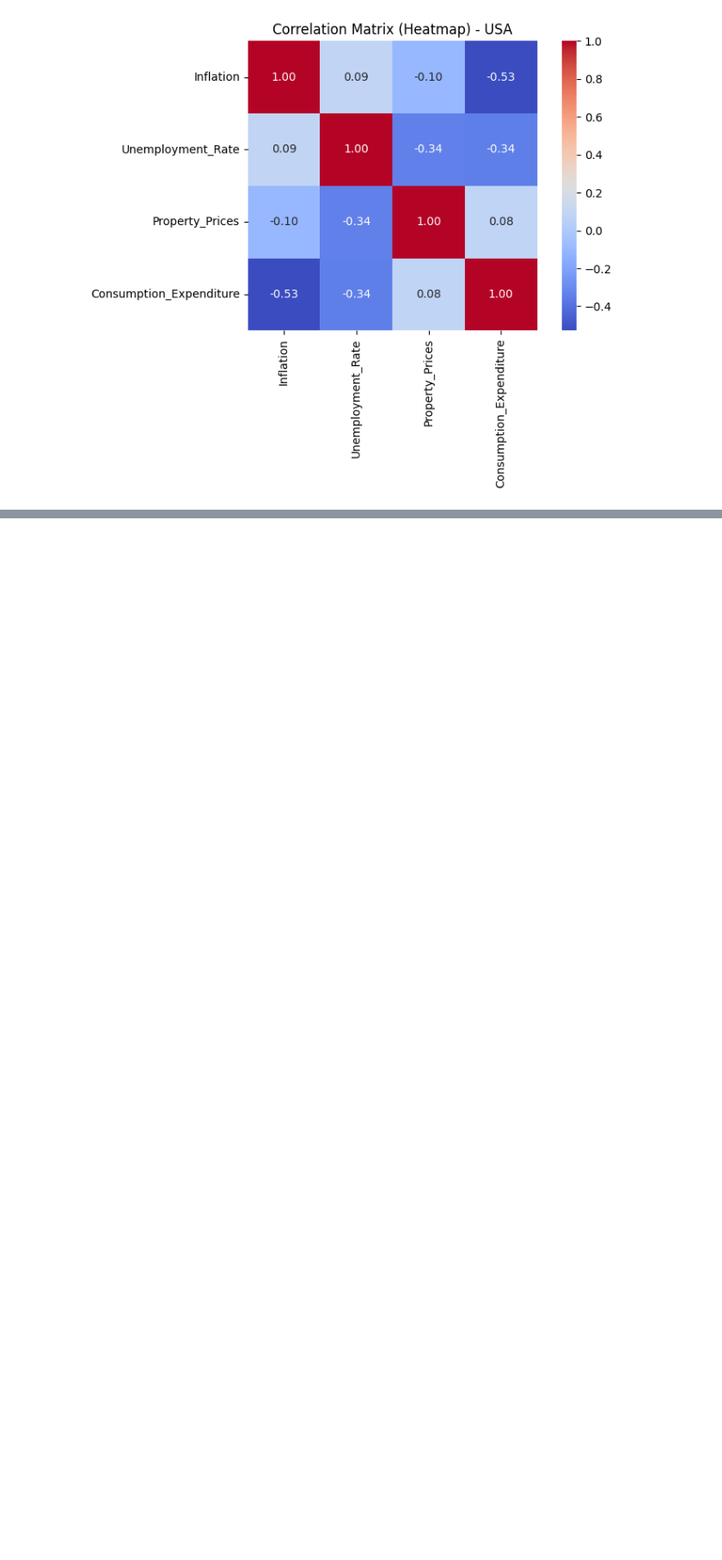
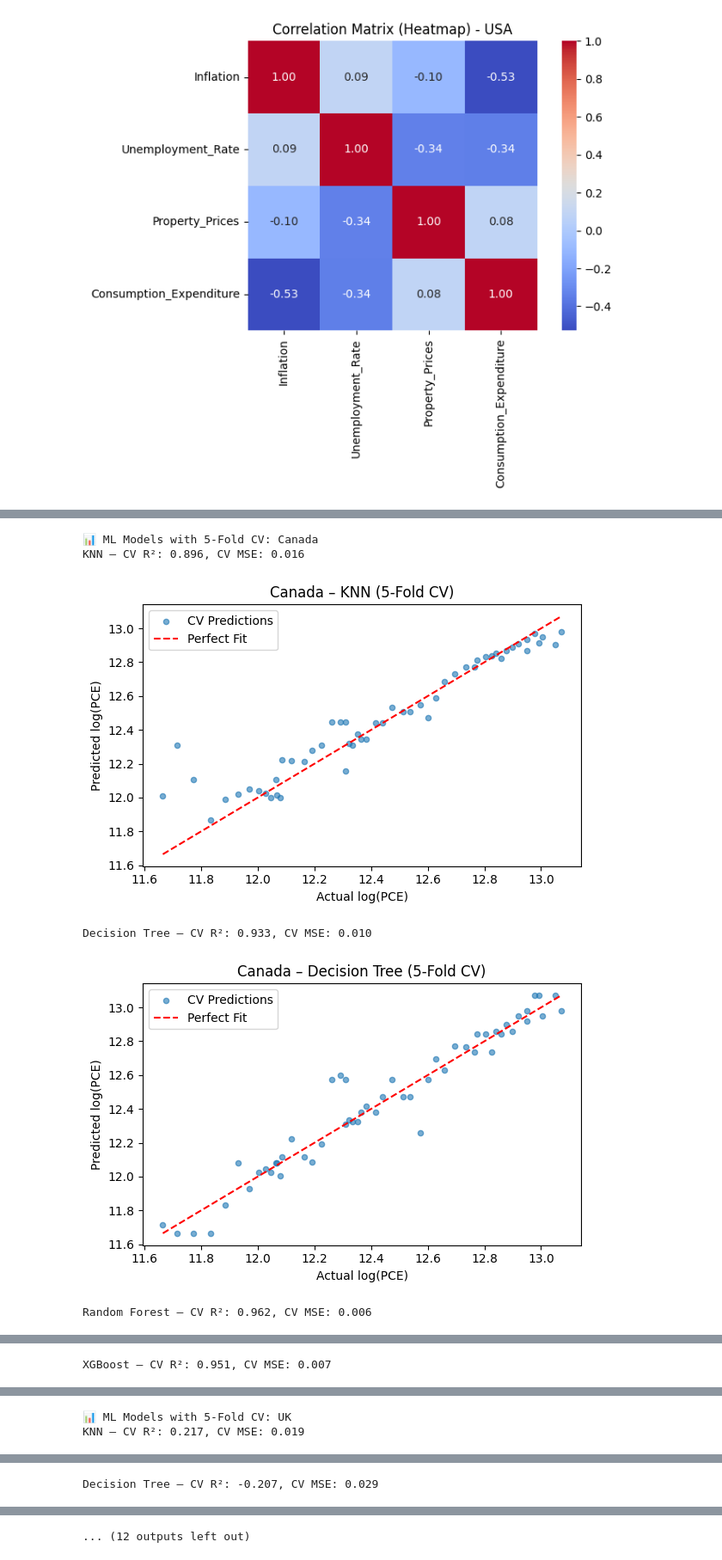
Before and after one commit to kayaihsan/Economic-Factors-and-Their-Impact-on-Personal-Consumption-Expenditure, a Jupyter notebook: code.ipynb, the cells around one changed output, grey strips where cells are left out. Shown at 86% size. Drawn from its saved outputs; the diff is of its cells as text; code cells hidden in the pictures; blank space fills up the shorter version.

```diff
--- a/code.ipynb
+++ b/code.ipynb
@@ -442,0 +545,60 @@ Hypothesis Testing Results: UK
+# %%
+# K-Fold ayarları
+kf = KFold(n_splits=5, shuffle=True, random_state=42)
+
+for country, df_orig in merged_datasets.items():
+    print(f"\n📊 ML Models with 5-Fold CV: {country}")
+
+    # --- Veri hazırlık (log dönüşümleri + NaN atma) ---
+    df = df_orig.copy()
+    df = df[(df['Property_Prices'] > 0) & (df['Consumption_Expenditure'] > 0)]
+    df['Log_Property_Prices'] = np.log(df['Property_Prices'])
+    df['Log_PCE']             = np.log(df['Consumption_Expenditure'])
+    df = df.dropna(subset=['Inflation','Unemployment_Rate','Log_Property_Prices','Log_PCE'])
+
+    X = df[['Inflation', 'Unemployment_Rate', 'Log_Property_Prices']]
+    y = df['Log_PCE']
+
+    # Modelleri tanımla (XGBoost eklendi)
+    models = {
+        "KNN": make_pipeline(
+            StandardScaler(),
+            KNeighborsRegressor(n_neighbors=5)
+        ),
+        "Decision Tree": DecisionTreeRegressor(random_state=42),
+        "Random Forest": RandomForestRegressor(n_estimators=100, random_state=42),
+        "XGBoost": XGBRegressor(
+            n_estimators=100,
+            learning_rate=0.1,
+            random_state=42,
+            verbosity=0
+        )
+    }
+
+    # Her model için CV tahminini al, metrikleri hesapla ve scatter çiz
+    for name, model in models.items():
+        y_pred_cv = cross_val_predict(model, X, y, cv=kf)
+
+        # R² ve MSE (tüm veri üzerinden, CV tahminleriyle)
+        r2  = r2_score(y, y_pred_cv)
+        mse = mean_squared_error(y, y_pred_cv)
+        print(f"{name} – CV R²: {r2:.3f}, CV MSE: {mse:.3f}")
+
+        # Scatter (nokta sayısı = tüm veri)
+        plt.figure(figsize=(6,4))
+        plt.scatter(y, y_pred_cv, alpha=0.6, s=20, label='CV Predictions')
+        mn, mx = y.min(), y.max()
+        plt.plot([mn, mx], [mn, mx], 'r--', label='Perfect Fit')
+        plt.xlabel("Actual log(PCE)")
+        plt.ylabel("Predicted log(PCE)")
+        plt.title(f"{country} – {name} (5-Fold CV)")
+        plt.legend()
+        plt.tight_layout()
+        plt.show()
+# %% [output]
+📊 ML Models with 5-Fold CV: Canada
+KNN – CV R²: 0.896, CV MSE: 0.016
+[figure, added]
+Decision Tree – CV R²: 0.933, CV MSE: 0.010
+[figure, added]
+Random Forest – CV R²: 0.962, CV MSE: 0.006
@@ -442,0 +606 @@ Hypothesis Testing Results: UK
+XGBoost – CV R²: 0.951, CV MSE: 0.007
@@ -442,0 +608,2 @@ Hypothesis Testing Results: UK
+📊 ML Models with 5-Fold CV: UK
+KNN – CV R²: 0.217, CV MSE: 0.019
@@ -442,0 +611 @@ Hypothesis Testing Results: UK
+Decision Tree – CV R²: -0.207, CV MSE: 0.029
@@ -442,0 +613 @@ Hypothesis Testing Results: UK
+... (12 outputs left out)
```
Also changed, not shown: parts of 9 cells of this notebook.
